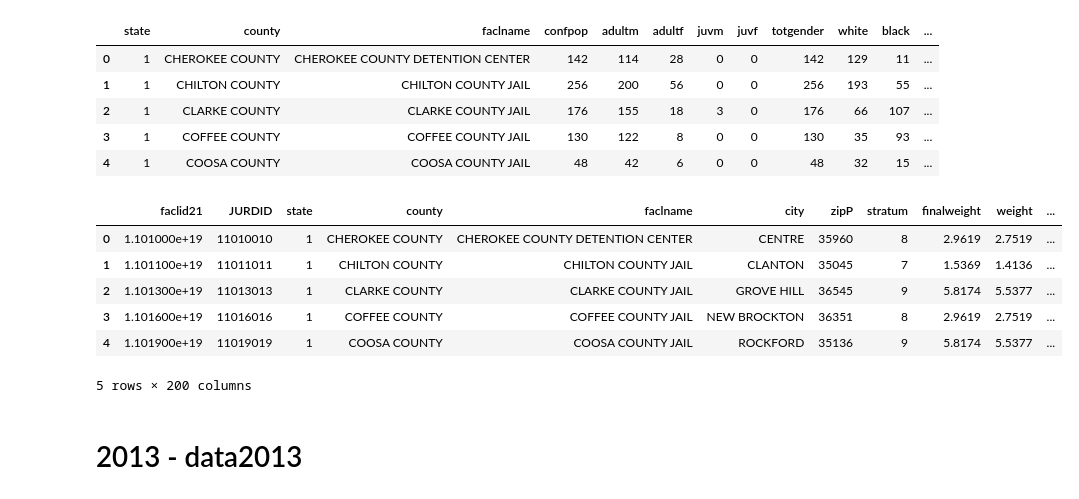
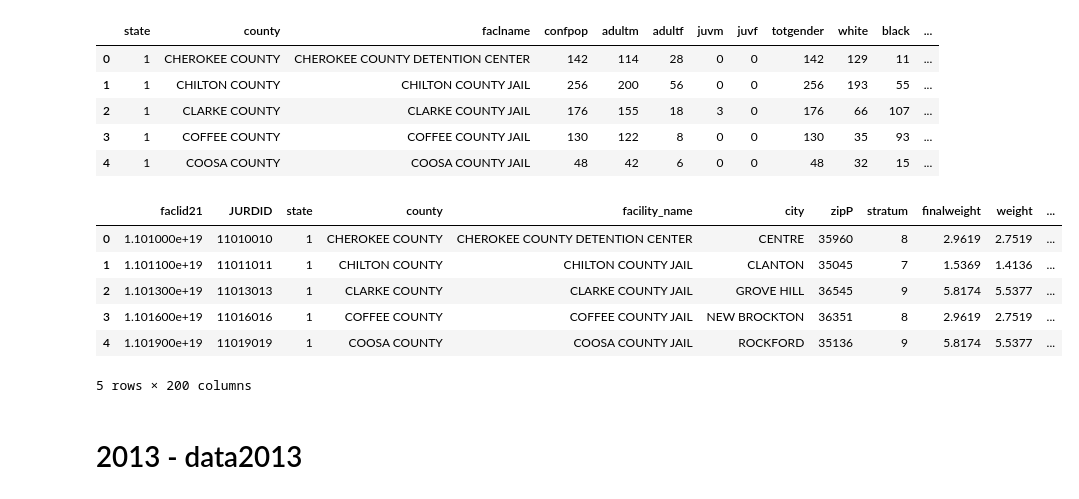
Before and after one commit to Wynndom111/Group-4-Project-2, a Jupyter notebook: Data Cleaning.ipynb, the cells around one changed output. Drawn from its saved outputs; the diff is of its cells as text; code cells hidden in the pictures.

Commit message:
data edits

```diff
--- a/Data Cleaning.ipynb
+++ b/Data Cleaning.ipynb
@@ -156,16 +156,16 @@ data2012.head()
 | 3 | 1 | COFFEE COUNTY | COFFEE COUNTY JAIL | 130 | 122 | 8 | 0 | 0 | 130 | 35 | 93 | ... |
 | 4 | 1 | COOSA COUNTY | COOSA COUNTY JAIL | 48 | 42 | 6 | 0 | 0 | 48 | 32 | 15 | ... |
 # %%
-data12 = data12.rename(columns = {'STATE' : 'state', 'COUNTY':'county', 'NAME' : 'facility_name', 'CONFPOP' : 'confined_population',
-                         'ADULTM' : 'adult_male', 'ADULTF' : 'adult_female', 'JUVM' : 'juvenile_male',
-                         'JUVF' : 'juvenile_female', 'WHITE' : 'white_population', 'BLACK' : 'black_population',
-                         'HISP' : 'hispanic_population', 'AIAN' : 'native_american_population', 'ASIAN' : 'asian_population',
-                         'NHOPI' : 'native_hawiian_pacific_islander_population',
-                         'TWORACE': 'two_or_more_race_population', 'OTHERRACE' : 'other_population', 'YEAR' : 'year'
+data12 = data12.rename(columns = {'state' : 'state', 'county':'county', 'faclname' : 'facility_name', 'confpop' : 'confined_population',
+                         'adultm' : 'adult_male', 'adultf' : 'adult_female', 'juvm' : 'juvenile_male',
+                         'juvf' : 'juvenile_female', 'white' : 'white_population', 'black' : 'black_population',
+                         'hisp' : 'hispanic_population', 'AIAN' : 'native_american_population', 'asian' : 'asian_population',
+                         'nhopi' : 'native_hawiian_pacific_islander_population',
+                         'tworace': 'two_or_more_race_population', 'otherrace' : 'other_population', 'YEAR' : 'year'
 })
 data12.head()
 # %% [output]
-|  | faclid21 | JURDID | state | county | faclname | city | zipP | stratum | finalweight | weight | ... |
+|  | faclid21 | JURDID | state | county | facility_name | city | zipP | stratum | finalweight | weight | ... |
 | 0 | 1.101000e+19 | 11010010 | 1 | CHEROKEE COUNTY | CHEROKEE COUNTY DETENTION CENTER | CENTRE | 35960 | 8 | 2.9619 | 2.7519 | ... |
 | 1 | 1.101100e+19 | 11011011 | 1 | CHILTON COUNTY | CHILTON COUNTY JAIL | CLANTON | 35045 | 7 | 1.5369 | 1.4136 | ... |
 | 2 | 1.101300e+19 | 11013013 | 1 | CLARKE COUNTY | CLARKE COUNTY JAIL | GROVE HILL | 36545 | 9 | 5.8174 | 5.5377 | ... |
```
Also changed, not shown: parts of 1 cell of this notebook.
